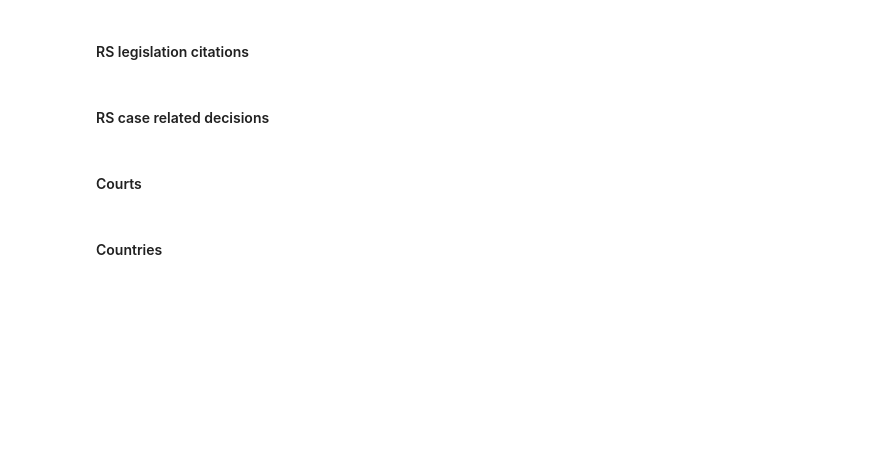
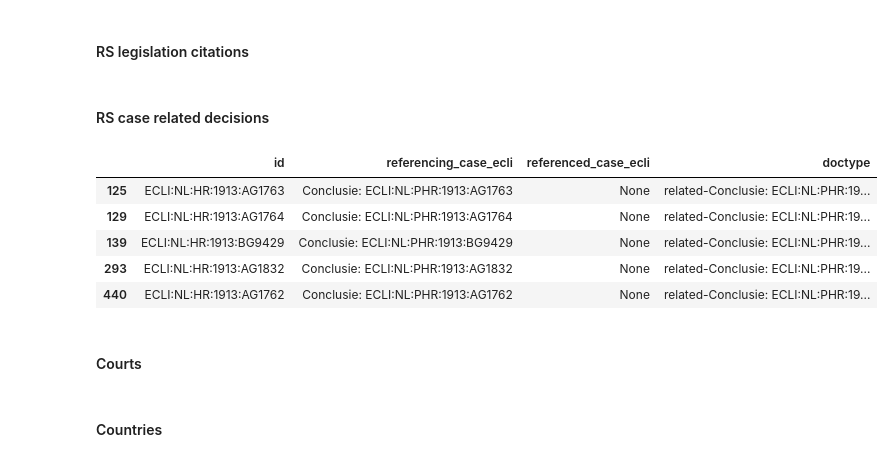
Before and after one commit to maastrichtlawtech/case-law-explorer, a Jupyter notebook: notebooks/Rechtspraak_dynamoDB_ETL.ipynb, the cells around one changed output. Saved outputs shown, nothing was run; the diff lists cells and outputs as text; code cells hidden in the pictures; blank space fills up the shorter version.

```diff
--- a/notebooks/Rechtspraak_dynamoDB_ETL.ipynb
+++ b/notebooks/Rechtspraak_dynamoDB_ETL.ipynb
@@ -23,7 +23,8 @@ import dateutil.parser
 ## Raw Datasets
 # %%
 pd.set_option('display.max_columns', None)
-df_rs_cases_raw = pd.read_csv("https://maastrichtuniversity-ids-open.s3.eu-central-1.amazonaws.com/rechtspraak/case.csv", dtype=str).replace({np.nan: None})  #, nrows=500000).replace(np.nan, None, regex=True)
+df_rs_cases_raw = pd.read_csv("../data/case.csv", dtype=str).replace({np.nan: None})  #, nrows=500000).replace(np.nan, None, regex=True)
+#df_rs_cases_raw = pd.read_csv("https://maastrichtuniversity-ids-open.s3.eu-central-1.amazonaws.com/rechtspraak/case.csv", dtype=str).replace({np.nan: None})  #, nrows=500000).replace(np.nan, None, regex=True)
 df_rs_cases_raw.head()
 # %% [output]
 |  | case_id | date | case_number | description | language | venue | abstract | procedure_type | lodge_date | ... |
@@ -220,14 +224,22 @@ df_rs_legislation_citations['doctype'] = 'l-citation-' + df_rs_legislation_citat
 #### RS case related decisions
 # %%
 map_case_related_decisions = {
-    'case_id':'ecli',
+    'case_id':'id',
     'related_cases':'referencing_case_ecli'
     }
 df_rs_related_cases = df_rs_cases_raw.dropna(subset=['related_cases'])[['case_id', 'related_cases']]
 df_rs_related_cases = df_rs_related_cases[map_case_related_decisions.keys()].rename(columns=map_case_related_decisions)
 df_rs_related_cases.loc[:,'referenced_case_ecli'] = None
+df_rs_related_cases['referencing_case_ecli'] = df_rs_related_cases['referencing_case_ecli'].apply(lambda x: x.strip())
 df_rs_related_cases['doctype'] = 'related-' + df_rs_related_cases['referencing_case_ecli'].map(str)
-df_rs_related_cases['referencing_case_ecli'] = df_rs_related_cases['referencing_case_ecli'].apply(set)
+df_rs_related_cases.head()
+# %% [output]
+|  | id | referencing_case_ecli | referenced_case_ecli | doctype |
+| 125 | ECLI:NL:HR:1913:AG1763 | Conclusie: ECLI:NL:PHR:1913:AG1763 | None | related-Conclusie: ECLI:NL:PHR:19... |
+| 129 | ECLI:NL:HR:1913:AG1764 | Conclusie: ECLI:NL:PHR:1913:AG1764 | None | related-Conclusie: ECLI:NL:PHR:19... |
+| 139 | ECLI:NL:HR:1913:BG9429 | Conclusie: ECLI:NL:PHR:1913:BG9429 | None | related-Conclusie: ECLI:NL:PHR:19... |
+| 293 | ECLI:NL:HR:1913:AG1832 | Conclusie: ECLI:NL:PHR:1913:AG1832 | None | related-Conclusie: ECLI:NL:PHR:19... |
+| 440 | ECLI:NL:HR:1913:AG1762 | Conclusie: ECLI:NL:PHR:1913:AG1762 | None | related-Conclusie: ECLI:NL:PHR:19... |
 # %% [markdown]
 #### Courts
 # %%
```
Also changed, not shown: parts of 21 cells of this notebook.
